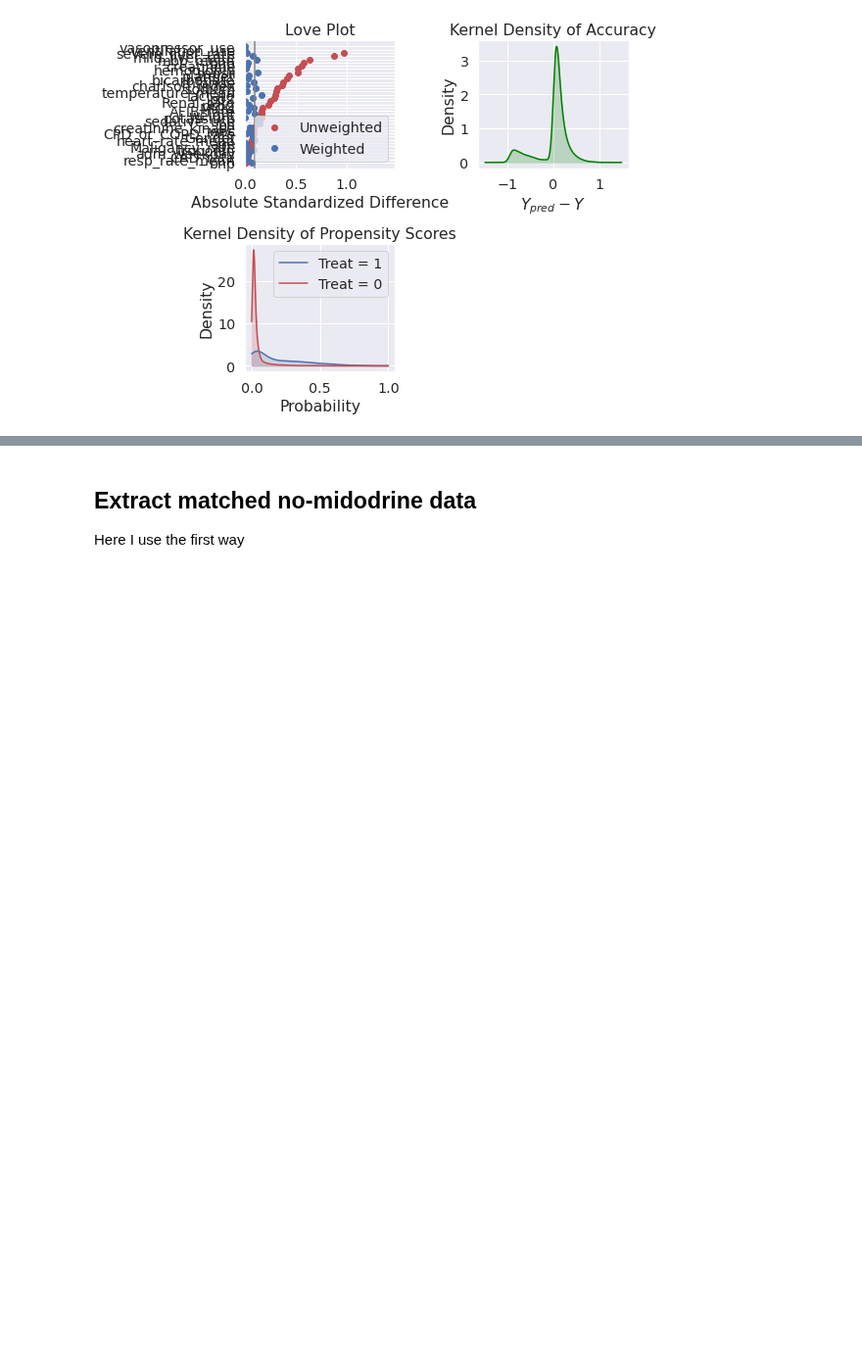
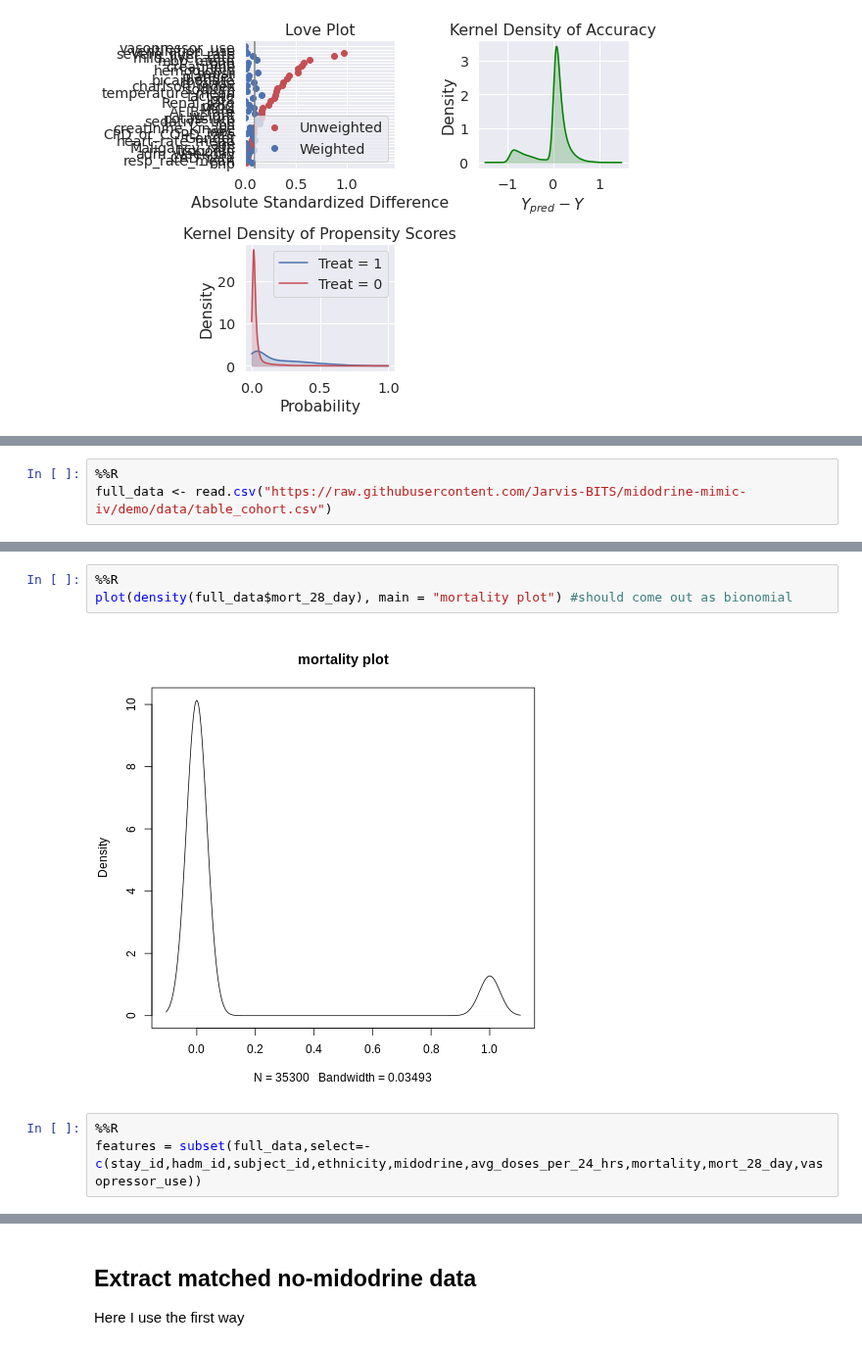
Before and after one commit to Jarvis-BITS/midodrine-mimic-iv, a Jupyter notebook: notebook/psm_matching.ipynb, the cells around one changed output, grey strips where cells are left out. Shown at 98% size. Saved outputs shown, nothing was run; the diff lists cells and outputs as text; blank space fills up the shorter version.

```diff
--- a/notebook/psm_matching.ipynb
+++ b/notebook/psm_matching.ipynb
@@ -407,0 +455,3 @@ Maximum value:         0.981
+# %%
+%%R
+full_data <- read.csv("https://raw.githubusercontent.com/Jarvis-BITS/midodrine-mimic-iv/demo/data/table_cohort.csv")
@@ -407,0 +487,8 @@ Maximum value:         0.981
+# %%
+%%R
+plot(density(full_data$mort_28_day), main = "mortality plot") #should come out as bionomial
+# %% [output]
+[figure, added]
+# %%
+%%R
+features = subset(full_data,select=-c(stay_id,hadm_id,subject_id,ethnicity,midodrine,avg_doses_per_24_hrs,mortality,mort_28_day,vasopressor_use))
```
Also changed, not shown: parts of 14 cells of this notebook.
